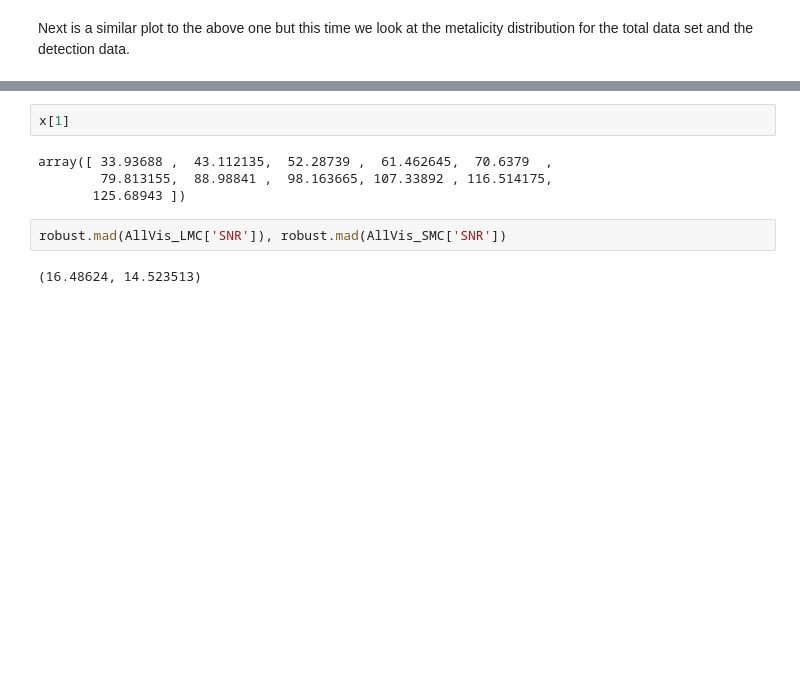
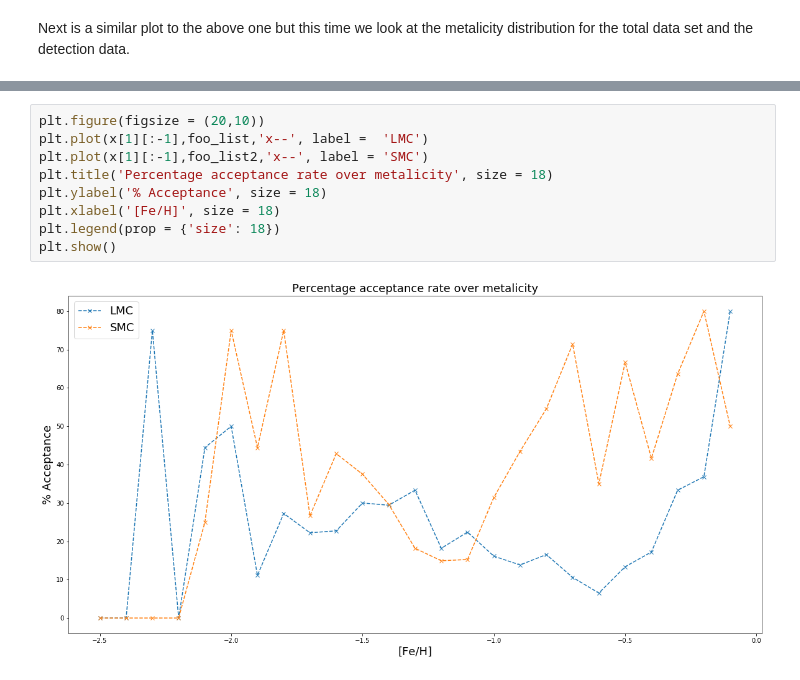
Before and after one commit to CodyDBrown/Binary-Search, a Jupyter notebook: Error Plots.ipynb, the cells around one changed output, grey strips where cells are left out. Cells and saved outputs as stored; diff of their text form; blank space fills up the shorter version.

```diff
--- a/Error Plots.ipynb
+++ b/Error Plots.ipynb
@@ -259,10 +245,11 @@ x = plt.hist(epoch_span)
-# %%
-x[1]
-# %% [output]
-array([ 33.93688 ,  43.112135,  52.28739 ,  61.462645,  70.6379  ,
-        79.813155,  88.98841 ,  98.163665, 107.33892 , 116.514175,
-       125.68943 ])
-# %%
-robust.mad(AllVis_LMC['SNR']), robust.mad(AllVis_SMC['SNR'])
-# %% [output]
-(16.48624, 14.523513)
+# %%
+plt.figure(figsize = (20,10))
+plt.plot(x[1][:-1],foo_list,'x--', label =  'LMC')
+plt.plot(x[1][:-1],foo_list2,'x--', label = 'SMC')
+plt.title('Percentage acceptance rate over metalicity', size = 18)
+plt.ylabel('% Acceptance', size = 18)
+plt.xlabel('[Fe/H]', size = 18)
+plt.legend(prop = {'size': 18})
+plt.show()
+# %% [output]
+[figure, added]
```
Also changed, not shown: parts of 14 cells of this notebook.
